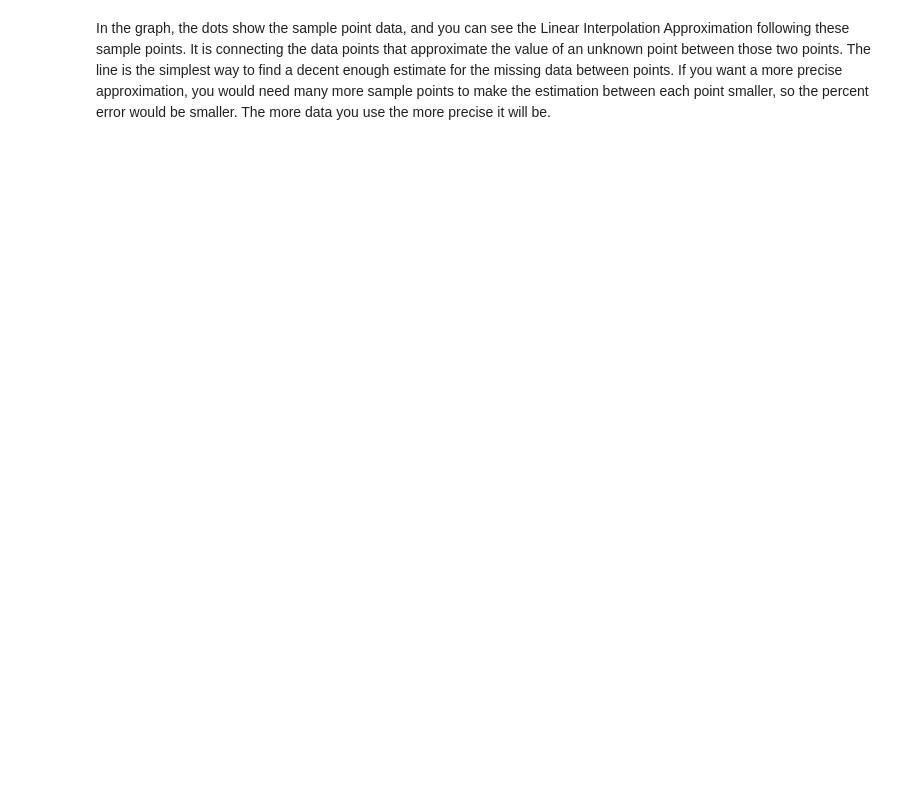
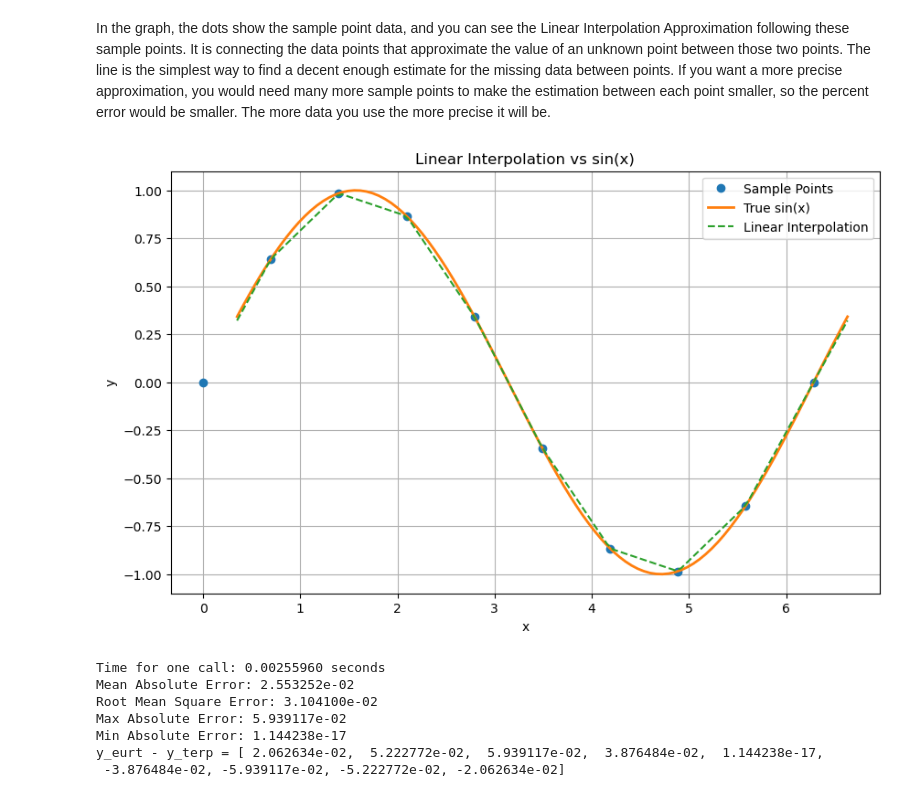
Before and after one commit to Tonkle-Time/SinxProject, a Jupyter notebook: Linear_Interp.ipynb, the cells around one changed output. Drawn from its saved outputs; the diff is of its cells as text; code cells hidden in the pictures; blank space fills up the shorter version.

```diff
--- a/Linear_Interp.ipynb
+++ b/Linear_Interp.ipynb
@@ -100,0 +134,33 @@ In the graph, the dots show the sample point data, and you can see the Linear In
+# %%
+abs_error = np.abs(y_eurt - y_terp)
+mean_abs_err = np.mean(abs_error)
+root_mean_squ_err = np.sqrt(np.mean((y_eurt - y_terp)**2))
+max_error = np.max(abs_error)
+min_error = np.min(abs_error)
+
+
+plt.figure(figsize=(10, 6))
+plt.plot(x_sample, y_sample, 'o', label='Sample Points')
+plt.plot(x_new, y_eurt, label='True sin(x)', linewidth=2)
+plt.plot(x_new, y_terp, '--', label='Linear Interpolation')
+plt.title("Linear Interpolation vs sin(x)")
+plt.xlabel("x")
+plt.ylabel("y")
+plt.legend()
+plt.grid(True)
+plt.show()
+print(f"Time for one call: {end - start:.8f} seconds")
+print(f"Mean Absolute Error: {mean_abs_err:.6e}")
+print(f"Root Mean Square Error: {root_mean_squ_err:.6e}")
+print(f"Max Absolute Error: {max_error:.6e}")
+print(f"Min Absolute Error: {min_error:.6e}")
+print(f"y_eurt - y_terp = {formatted_E}")
+# %% [output]
+[figure, added]
+Time for one call: 0.00255960 seconds
+Mean Absolute Error: 2.553252e-02
+Root Mean Square Error: 3.104100e-02
+Max Absolute Error: 5.939117e-02
+Min Absolute Error: 1.144238e-17
+y_eurt - y_terp = [ 2.062634e-02,  5.222772e-02,  5.939117e-02,  3.876484e-02,  1.144238e-17,
+ -3.876484e-02, -5.939117e-02, -5.222772e-02, -2.062634e-02]
```
Also changed, not shown: parts of 2 cells of this notebook.
